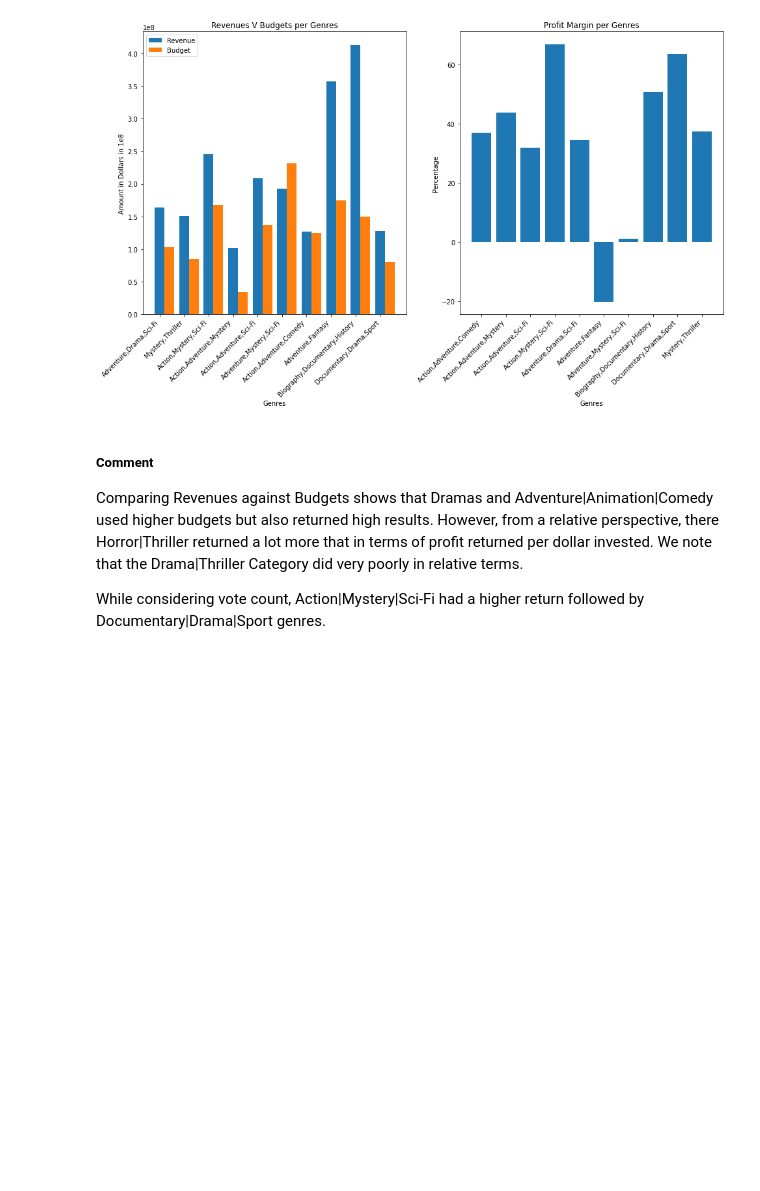
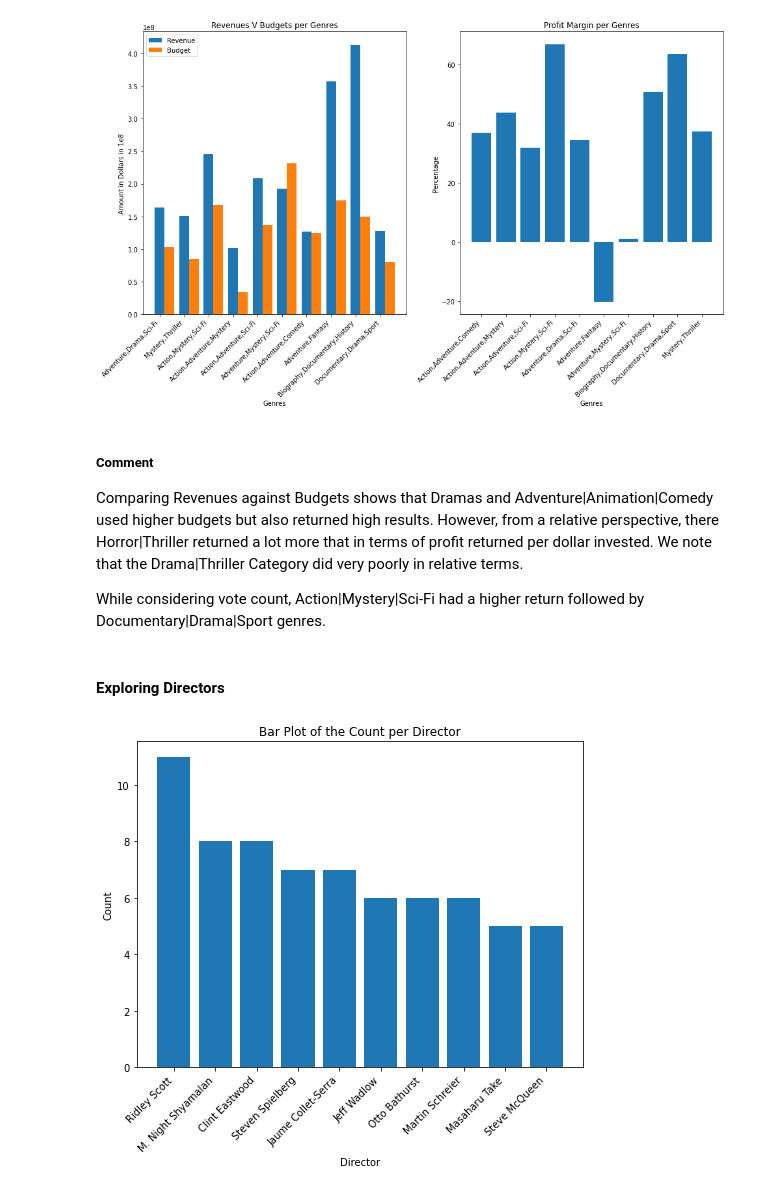
Before and after one commit to ggeorgekkariuki/Microsoft-Movie-Analysis, a Jupyter notebook: student.ipynb, the cells around one changed output. Saved outputs shown, nothing was run; the diff lists cells and outputs as text; code cells hidden in the pictures; blank space fills up the shorter version.

Commit message:
Explore Directors Feature

```diff
--- a/student.ipynb
+++ b/student.ipynb
@@ -717,3 +717,13 @@ generate_financials(feature="genres", basis="vote count")
 Comparing Revenues against Budgets shows that Dramas and Adventure|Animation|Comedy used higher budgets but also returned high results. However, from a relative perspective, there Horror|Thriller returned a lot more that in terms of profit returned per dollar invested. We note that the Drama|Thriller Category did very poorly in relative terms.
 
 While considering vote count, Action|Mystery|Sci-Fi had a higher return followed by Documentary|Drama|Sport genres.
+# %% [markdown]
+#### Exploring Directors
+# %%
+# movies_df["director"].value_counts()[:10].plot(kind='bar');
+plot_bar(data=movies_df["director"].value_counts()[:10],
+        title="Bar Plot of the Count per Director",
+        xlabel="Director",
+        ylabel="Count")
+# %% [output]
+[figure, added]
```
Also changed, not shown: parts of 8 cells of this notebook.
